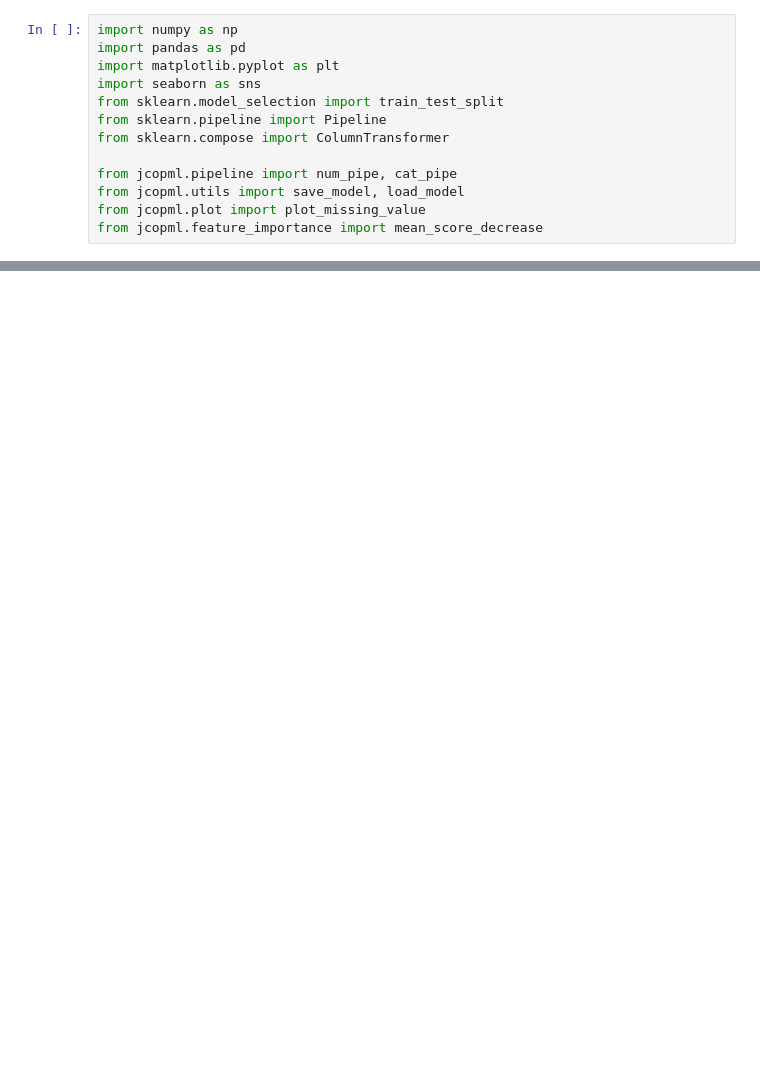
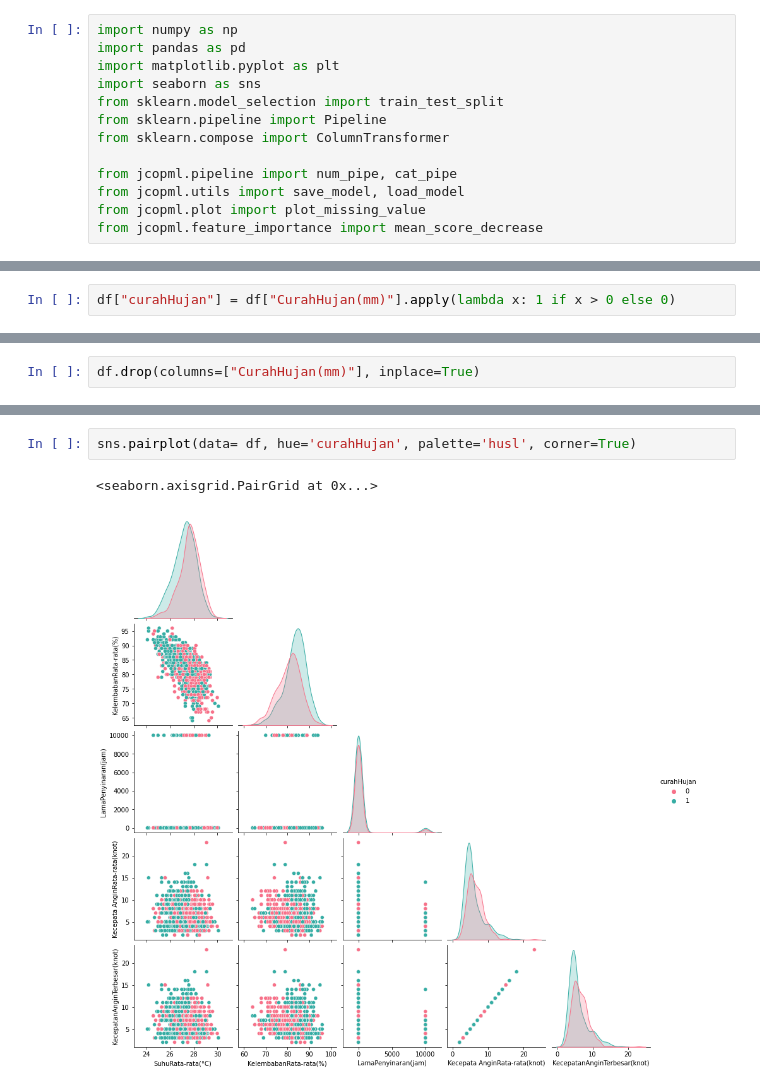
Before and after one commit to FransiscoReadyPermana/Weather-Prediction, a Jupyter notebook: Palembang/test.ipynb, the cells around one changed output, grey strips where cells are left out. Cells and saved outputs as stored; diff of their text form; blank space fills up the shorter version.

```diff
--- a/Palembang/test.ipynb
+++ b/Palembang/test.ipynb
@@ -82,0 +125,2 @@ array([[24.2, 28.4, 26.3, ..., 'NW', 8, 315],
+# %%
+df["curahHujan"] = df["CurahHujan(mm)"].apply(lambda x: 1 if x > 0 else 0)
@@ -82,0 +133,2 @@ array([[24.2, 28.4, 26.3, ..., 'NW', 8, 315],
+# %%
+df.drop(columns=["CurahHujan(mm)"], inplace=True)
@@ -82,0 +171,5 @@ array([[24.2, 28.4, 26.3, ..., 'NW', 8, 315],
+# %%
+sns.pairplot(data= df, hue='curahHujan', palette='husl', corner=True)
+# %% [output]
+<seaborn.axisgrid.PairGrid at 0x...>
+[figure, added]
```
Also changed, not shown: parts of 17 cells of this notebook.
